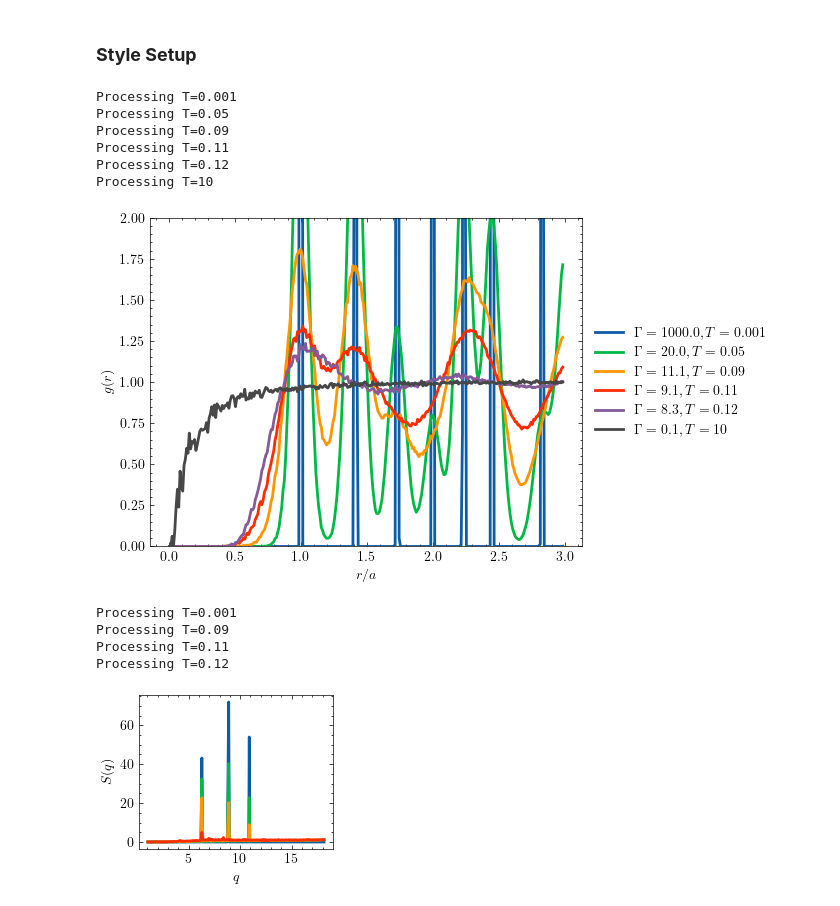
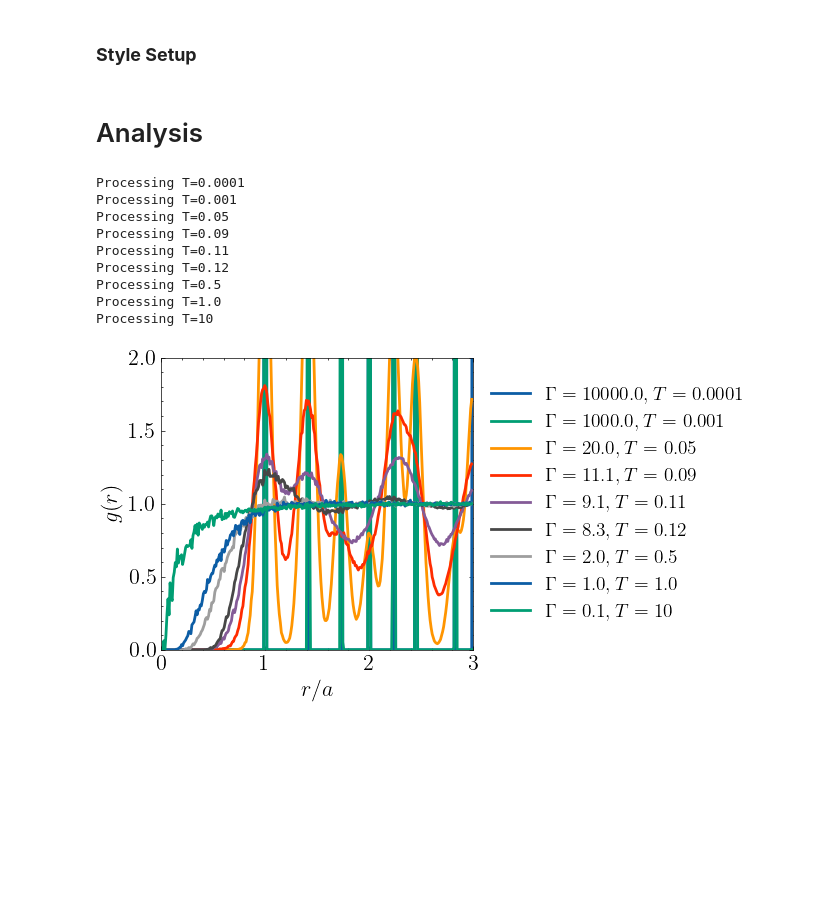
Before and after one commit to haxmxah/wigner_crystal_phase_transition, a Jupyter notebook: results_gr.ipynb, the cells around one changed output. Drawn from its saved outputs; the diff is of its cells as text; code cells hidden in the pictures; blank space fills up the shorter version.

```diff
--- a/results_gr.ipynb
+++ b/results_gr.ipynb
@@ -37,4 +37,6 @@ plt.rcParams.update({
     "text.usetex": True,
     "font.family": "STIXGeneral"
 })
+# %% [markdown]
+# Analysis
 # %%
@@ -121,69 +123,40 @@ plt.figure(figsize=(7, 4))
 gamma = lambda n, T : n**(1/3)/T
 a_func = lambda rho : (1/rho)**(1/3)
 
-T_list = [0.001, 0.01, 0.05, 0.1, 0.08, 0.09, 0.11, 0.12, 0.15, 0.2, 0.5, 10]
-T_list = [0.001, 0.05, 0.09, 0.11, 0.12, 10]
-T_step_list = [0.0001]*(len(T_list)-1) + [0.1]
+T_list = [0.001, 0.01, 0.05, 0.1, 0.08, 0.09, 0.11, 0.12, 0.15, 0.2, 0.5, 1.0, 10]
+T_list = [0.0001, 0.001,0.05, 0.09, 0.11, 0.12, 0.5, 1.0, 10]
+T_step_list = [0.0001]*(len(T_list)-2) + [0.001, 0.1]
 
 for T, T_step in zip(T_list,T_step_list):
     print(f"Processing T={T}")
     simulation_path = Path(f"output/n216_density1.00_t0.0001-{T}-{T_step}_melted")
+    if T == 0.0001:
+        simulation_path = Path(f"output/n216_density1.00_t1.0-0.0001-0.98")
     gdr_file = simulation_path / "rdf.out"
     parameters_file = simulation_path / "input_parameters.in"
     parameters = get_simulation_parameters(parameters_file)
 
     df = pd.read_csv(gdr_file, sep='\s+', header=None, names=['r', 'gr',])
 
     plt.plot(df['r']/a_func(1.0), df['gr'], label=rf'$\Gamma = {gamma(1, T):.1f}, T = {T}$', linewidth=2)
     plt.xlabel(r'$r/a$')
     plt.ylabel(r'$g(r)$')
     plt.ylim(0, 2)
+    plt.xlim(0, 3)
 
 
 plt.legend(loc='center left', bbox_to_anchor=(1, 0.5))
 plt.tight_layout()
 plt.show()
 plt.close()
 # %% [output]
+Processing T=0.0001
 Processing T=0.001
 Processing T=0.05
 Processing T=0.09
 Processing T=0.11
 Processing T=0.12
+Processing T=0.5
+Processing T=1.0
 Processing T=10
-[figure, old version]
+[figure, new version]
-# %%
-plt.figure(figsize=(2.5, 2))
-T_list = [0.001, 10]
-T_list = [0.001, 0.09, 0.11, 0.12]
-
-T_step_list = [0.0001]*(len(T_list))
-
-for T, T_step in zip(T_list,T_step_list):
-    print(f"Processing T={T}")
-    simulation_path = Path(f"output/n216_density1.00_t0.0001-{T}-{T_step}_melted")
-    parameters_file = simulation_path / "input_parameters.in"
-    parameters = get_simulation_parameters(parameters_file)
-
-    sq_file = simulation_path / "sq.csv"
-
-    df = pd.read_csv(sq_file, sep=',')
-    q = df['q'].values
-    sq = df['S(q)'].values
-
-    plt.plot(q, sq, label=rf'$\Gamma = {gamma(1, T):.1f}, T = {T}$', linewidth=2)
-    plt.xlabel('$q$')
-    plt.ylabel('$S(q)$')
-# plt.legend(loc='upper left',)
-    # plt.ylim(0, 1.5)
-
-# plt.legend()
-plt.show()
-
-# Tc 0.112
-# %% [output]
-Processing T=0.001
-Processing T=0.09
-Processing T=0.11
-Processing T=0.12
-[figure, removed]
```
Also changed, not shown: parts of 6 cells of this notebook.
